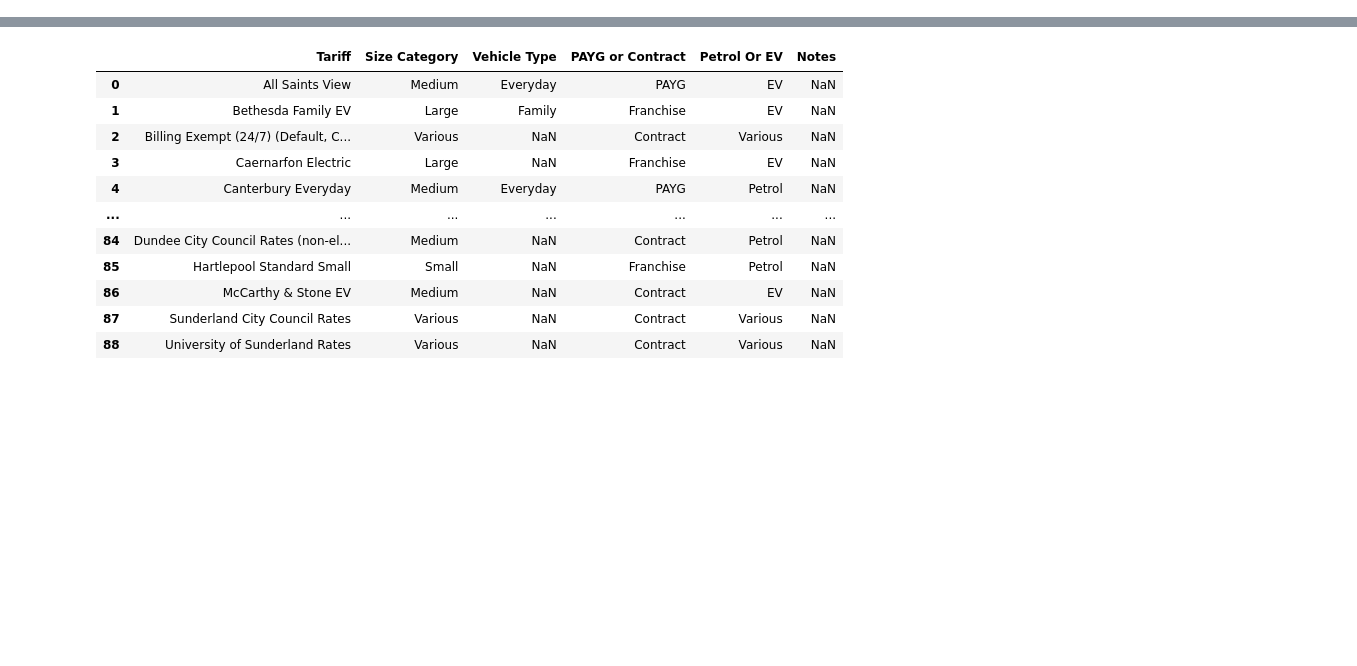
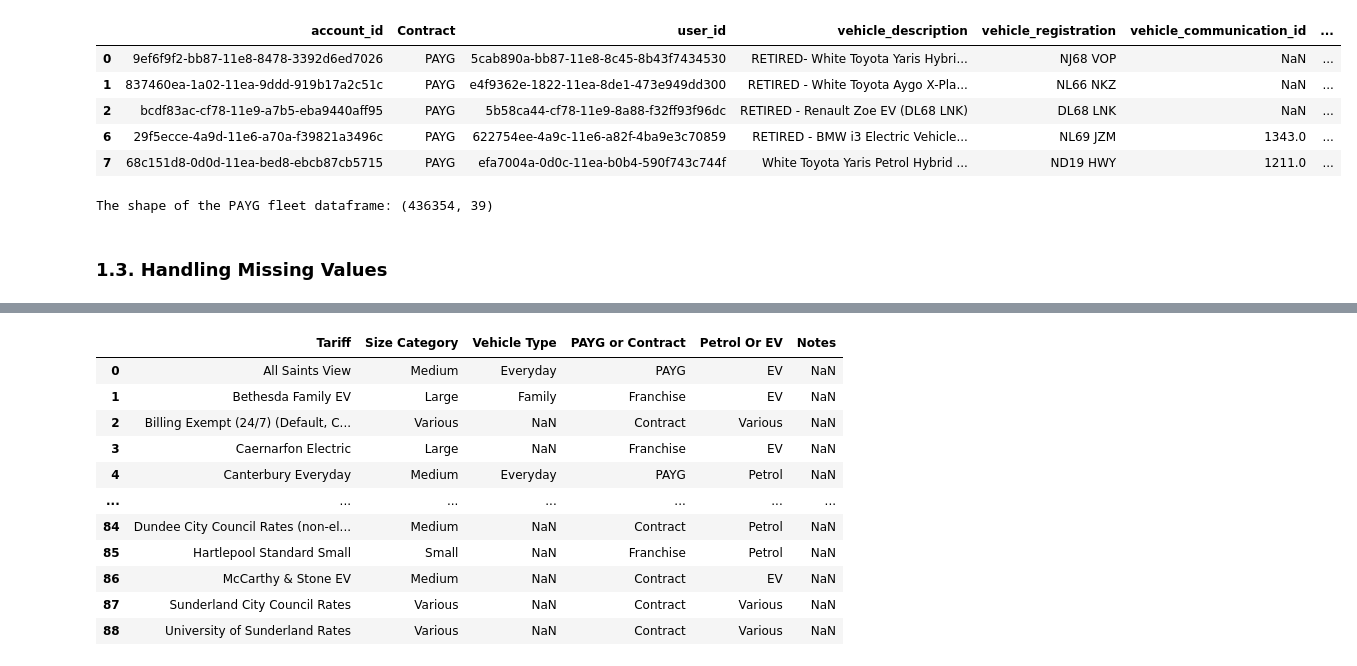
Before and after one commit to tejasnavalkhe/Optimising-Car-Sharing-Profitability-with-a-Regional-Pricing-Strategy, a Jupyter notebook: code/Co Wheels.ipynb, the cells around one changed output, grey strips where cells are left out. Cells and saved outputs as stored; diff of their text form; code cells hidden in the pictures; blank space fills up the shorter version.

```diff
--- a/code/Co Wheels.ipynb
+++ b/code/Co Wheels.ipynb
@@ -100,0 +82,18 @@ bookings_filtered_df.head(2)
+# %%
+# Select only PAYG fleets
+bookings_filtered_df = bookings_df[bookings_df['Contract'] == 'PAYG']
+bookings_filtered_df.head()
+# %% [output]
+|  | account_id | Contract | user_id | vehicle_description | vehicle_registration | vehicle_communication_id | ... |
+| 0 | 9ef6f9f2-bb87-11e8-8478-3392d6ed7026 | PAYG | 5cab890a-bb87-11e8-8c45-8b43f7434530 | RETIRED- White Toyota Yaris Hybri... | NJ68 VOP | NaN | ... |
+| 1 | 837460ea-1a02-11ea-9ddd-919b17a2c51c | PAYG | e4f9362e-1822-11ea-8de1-473e949dd300 | RETIRED - White Toyota Aygo X-Pla... | NL66 NKZ | NaN | ... |
+| 2 | bcdf83ac-cf78-11e9-a7b5-eba9440aff95 | PAYG | 5b58ca44-cf78-11e9-8a88-f32ff93f96dc | RETIRED - Renault Zoe EV (DL68 LNK) | DL68 LNK | NaN | ... |
+| 6 | 29f5ecce-4a9d-11e6-a70a-f39821a3496c | PAYG | 622754ee-4a9c-11e6-a82f-4ba9e3c70859 | RETIRED - BMW i3 Electric Vehicle... | NL69 JZM | 1343.0 | ... |
+| 7 | 68c151d8-0d0d-11ea-bed8-ebcb87cb5715 | PAYG | efa7004a-0d0c-11ea-b0b4-590f743c744f | White Toyota Yaris Petrol Hybrid ... | ND19 HWY | 1211.0 | ... |
+# %%
+# Print the shape of the dataframe for PAYG fleets
+print(f"The shape of the PAYG fleet dataframe: {bookings_filtered_df.shape}")
+# %% [output]
+The shape of the PAYG fleet dataframe: (436354, 39)
+# %% [markdown]
+### 1.3. Handling Missing Values
```
Also changed, not shown: parts of 69 cells of this notebook.
